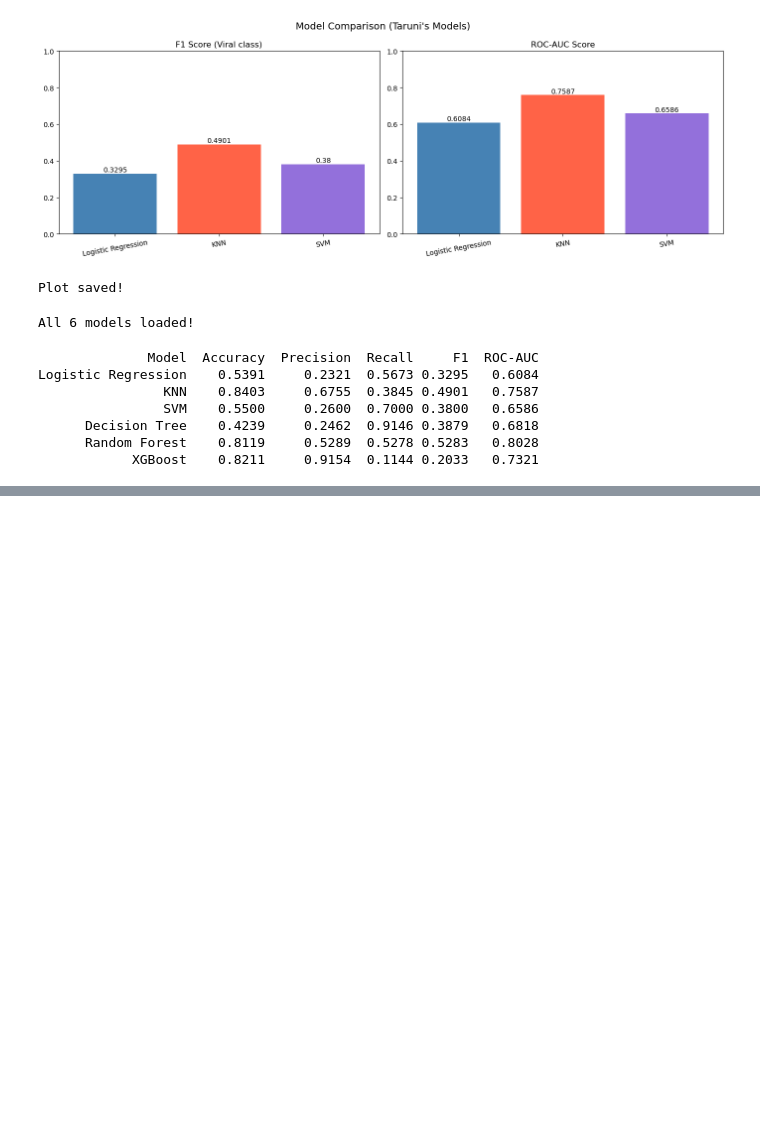
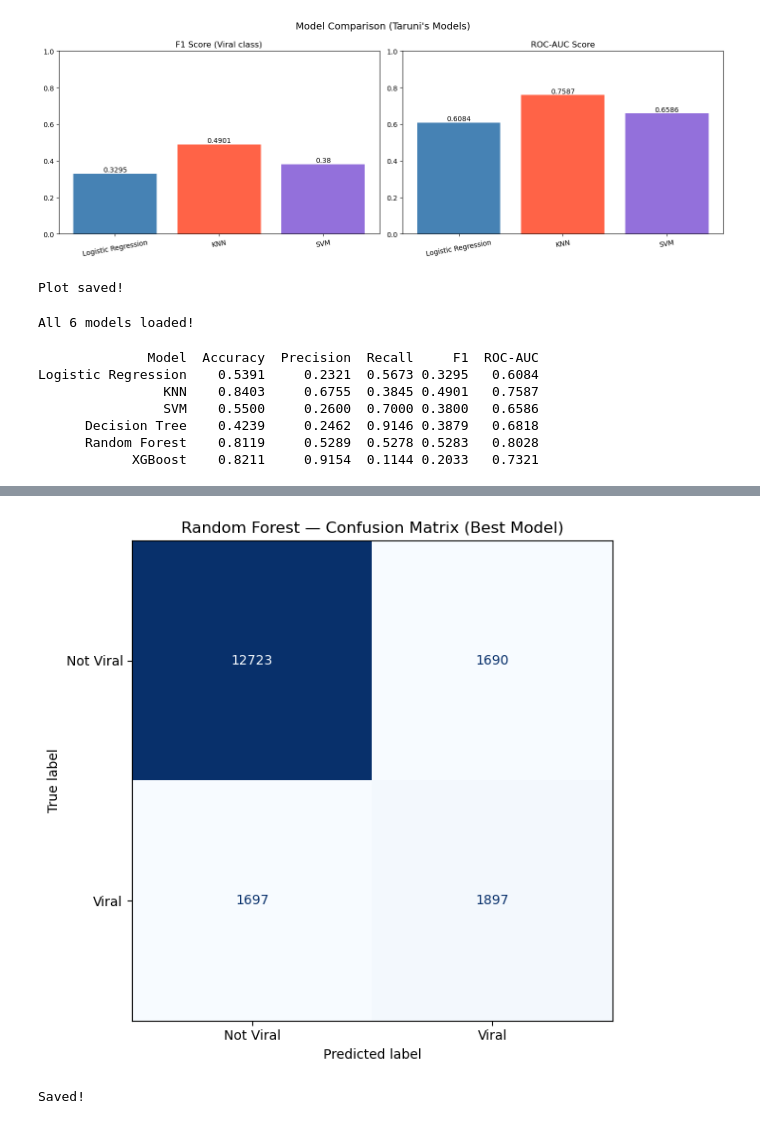
Before and after one commit to taru01ok/virality-prediction-ml-2026, a Jupyter notebook: notebooks/04_evaluation.ipynb, the cells around one changed output, grey strips where cells are left out. Drawn from its saved outputs; the diff is of its cells as text; code cells hidden in the pictures; blank space fills up the shorter version.

```diff
--- a/notebooks/04_evaluation.ipynb
+++ b/notebooks/04_evaluation.ipynb
@@ -173,0 +208,19 @@ Logistic Regression    0.5391     0.2321  0.5673 0.3295   0.6084
+# %%
+# ── CONFUSION MATRIX - RANDOM FOREST (best model) ──
+from sklearn.metrics import ConfusionMatrixDisplay, confusion_matrix
+
+rf_preds = rf.predict(X_test)
+
+cm = confusion_matrix(y_test, rf_preds)
+disp = ConfusionMatrixDisplay(confusion_matrix=cm, display_labels=['Not Viral', 'Viral'])
+
+fig, ax = plt.subplots(figsize=(8, 6))
+disp.plot(ax=ax, cmap='Blues', colorbar=False)
+ax.set_title('Random Forest — Confusion Matrix (Best Model)')
+plt.tight_layout()
+plt.savefig('notebooks/confusion_matrix_rf.png', dpi=150, bbox_inches='tight')
+plt.show()
+print('Saved!')
+# %% [output]
+[figure, added]
+Saved!
```
Also changed, not shown: parts of 1 cell of this notebook, 2 other files.
